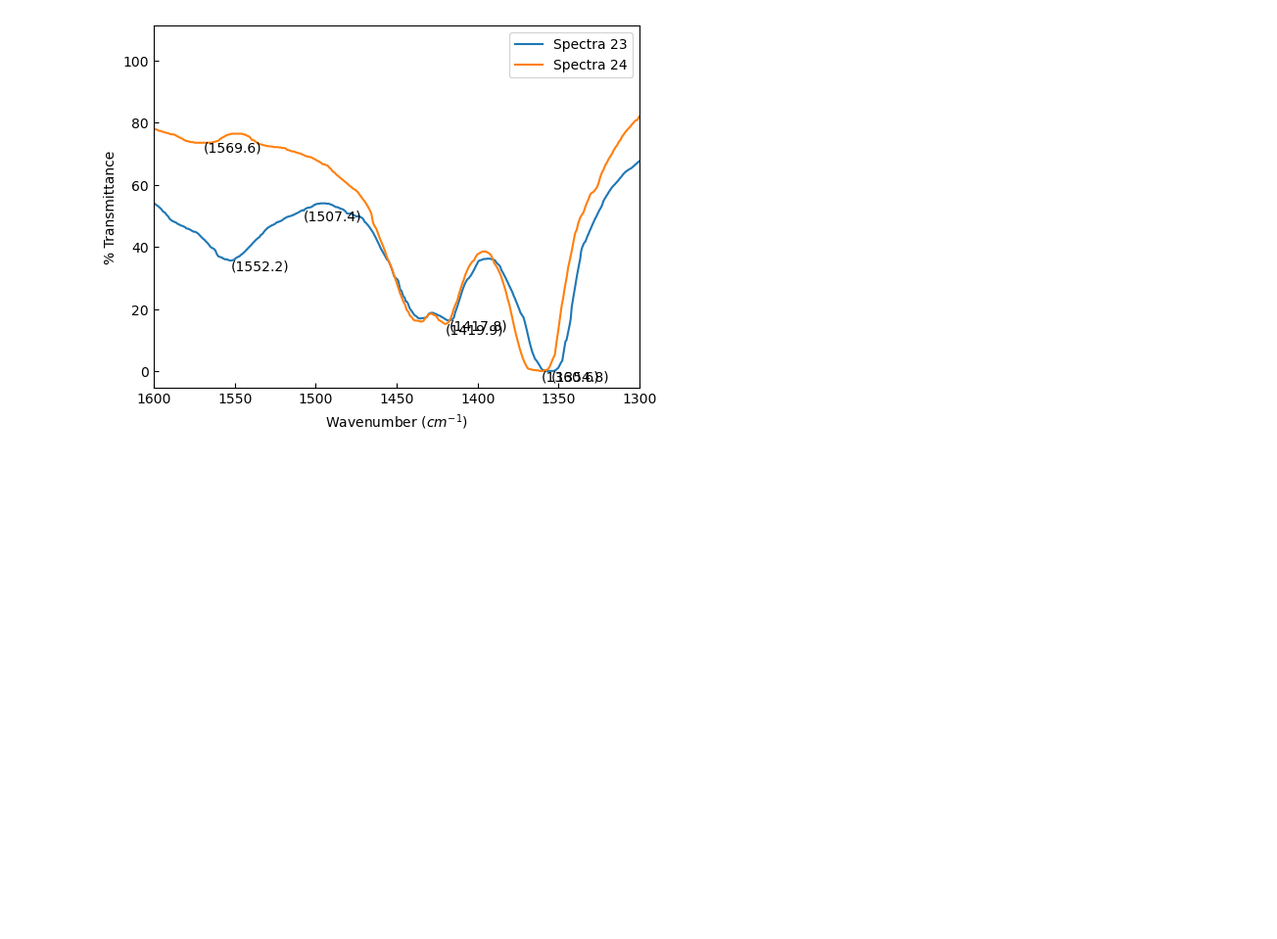
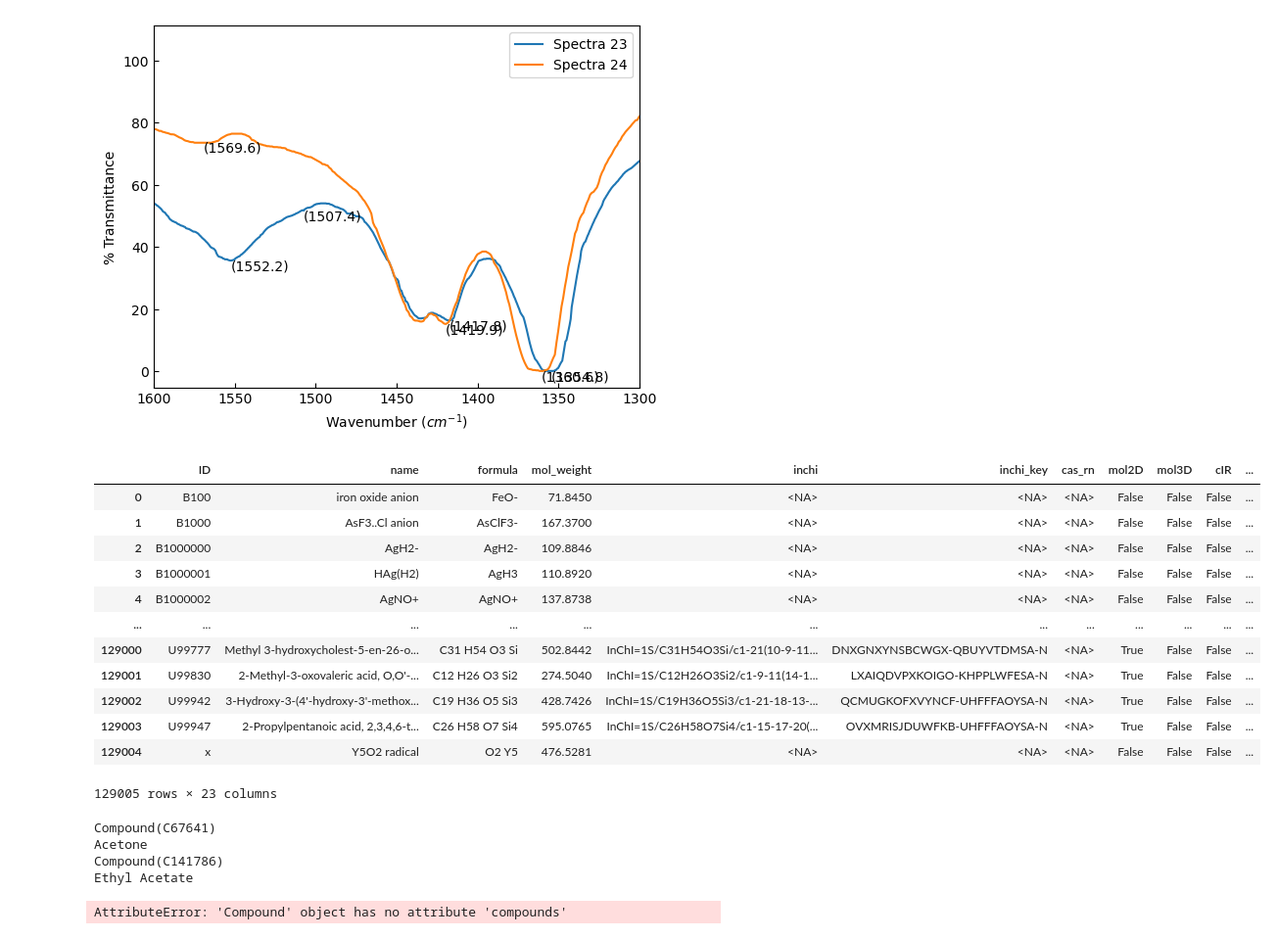
Before and after one commit to mthaynes/WebBook_IR, a Jupyter notebook: webbook_IR.ipynb, the cells around one changed output. Shown: that part at 98% size. Drawn from its saved outputs; the diff is of its cells as text; code cells hidden in the pictures; blank space fills up the shorter version.

```diff
--- a/webbook_IR.ipynb
+++ b/webbook_IR.ipynb
@@ -156,3 +156,43 @@ plt.gca().xaxis.set_tick_params(direction = 'in', which='both')
 plt.gca().yaxis.set_tick_params(direction = 'in')
 # %% [output]
 [figure]
+# %%
+df = nist.get_all_data()
+df
+# %% [output]
+|  | ID | name | formula | mol_weight | inchi | inchi_key | cas_rn | mol2D | mol3D | cIR | ... |
+| 0 | B100 | iron oxide anion | FeO- | 71.8450 | <NA> | <NA> | <NA> | False | False | False | ... |
+| 1 | B1000 | AsF3..Cl anion | AsClF3- | 167.3700 | <NA> | <NA> | <NA> | False | False | False | ... |
+| 2 | B1000000 | AgH2- | AgH2- | 109.8846 | <NA> | <NA> | <NA> | False | False | False | ... |
+| 3 | B1000001 | HAg(H2) | AgH3 | 110.8920 | <NA> | <NA> | <NA> | False | False | False | ... |
+| 4 | B1000002 | AgNO+ | AgNO+ | 137.8738 | <NA> | <NA> | <NA> | False | False | False | ... |
+| ... | ... | ... | ... | ... | ... | ... | ... | ... | ... | ... | ... |
+| 129000 | U99777 | Methyl 3-hydroxycholest-5-en-26-o... | C31 H54 O3 Si | 502.8442 | InChI=1S/C31H54O3Si/c1-21(10-9-11... | DNXGNXYNSBCWGX-QBUYVTDMSA-N | <NA> | True | False | False | ... |
+| 129001 | U99830 | 2-Methyl-3-oxovaleric acid, O,O'-... | C12 H26 O3 Si2 | 274.5040 | InChI=1S/C12H26O3Si2/c1-9-11(14-1... | LXAIQDVPXKOIGO-KHPPLWFESA-N | <NA> | True | False | False | ... |
+| 129002 | U99942 | 3-Hydroxy-3-(4'-hydroxy-3'-methox... | C19 H36 O5 Si3 | 428.7426 | InChI=1S/C19H36O5Si3/c1-21-18-13-... | QCMUGKOFXVYNCF-UHFFFAOYSA-N | <NA> | True | False | False | ... |
+| 129003 | U99947 | 2-Propylpentanoic acid, 2,3,4,6-t... | C26 H58 O7 Si4 | 595.0765 | InChI=1S/C26H58O7Si4/c1-15-17-20(... | OVXMRISJDUWFKB-UHFFFAOYSA-N | <NA> | True | False | False | ... |
+| 129004 | x | Y5O2 radical | O2 Y5 | 476.5281 | <NA> | <NA> | <NA> | False | False | False | ... |
+129005 rows × 23 columns
+# %%
+
+#Designate the molecule below.  Search by name, CAS, or NIST ID
+molecule_name_1 = 'acetone'
+molecule_name_2 = 'ethyl acetate'
+search = nist.Search(NoIon = True, cMS = True)
+search.find_compounds(identifier = molecule_name_1, search_type = 'name')
+search.load_found_compounds()
+X1 = search.compounds[0]
+print(X1)
+print(search.compounds[0].name)
+search.find_compounds(identifier = molecule_name_2, search_type = 'name')
+search.load_found_compounds()
+X2 = search.compounds[0]
+print(X2)
+print(search.compounds[0].name)
+#If successful, the output will print the name of the molecule found in the NIST database
+# %% [output]
+Compound(C67641)
+Acetone
+Compound(C141786)
+Ethyl Acetate
+AttributeError: 'Compound' object has no attribute 'compounds'
```
Also changed, not shown: parts of 4 cells of this notebook, 1 other file.
